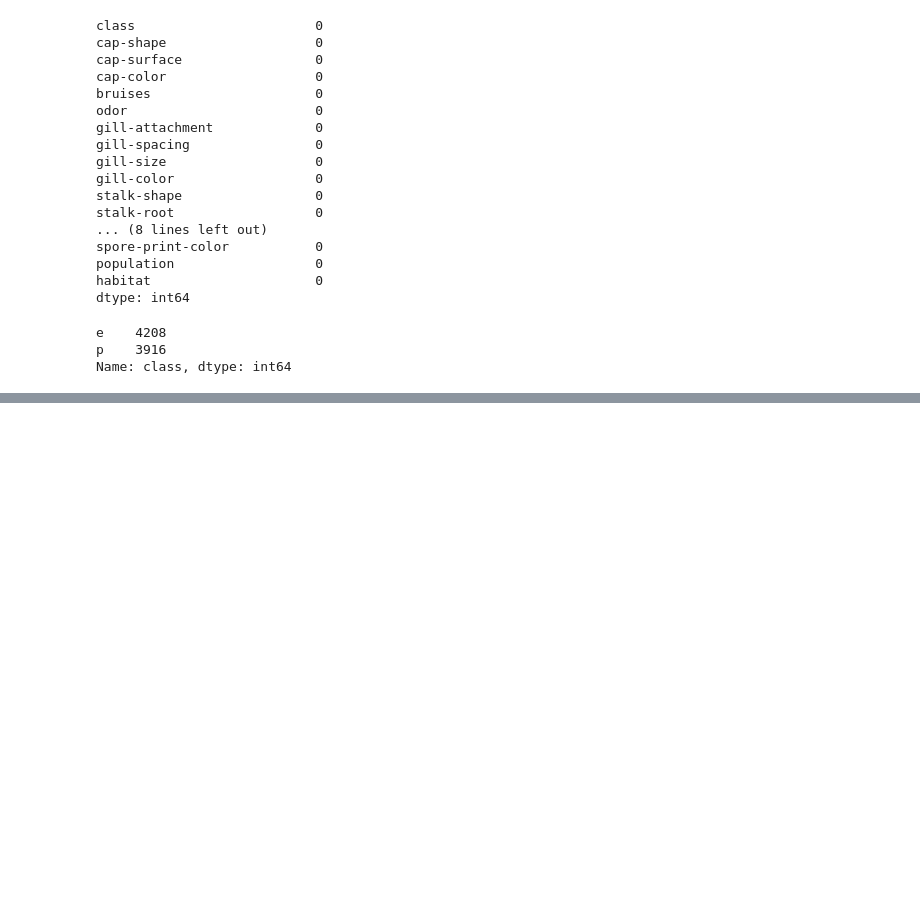
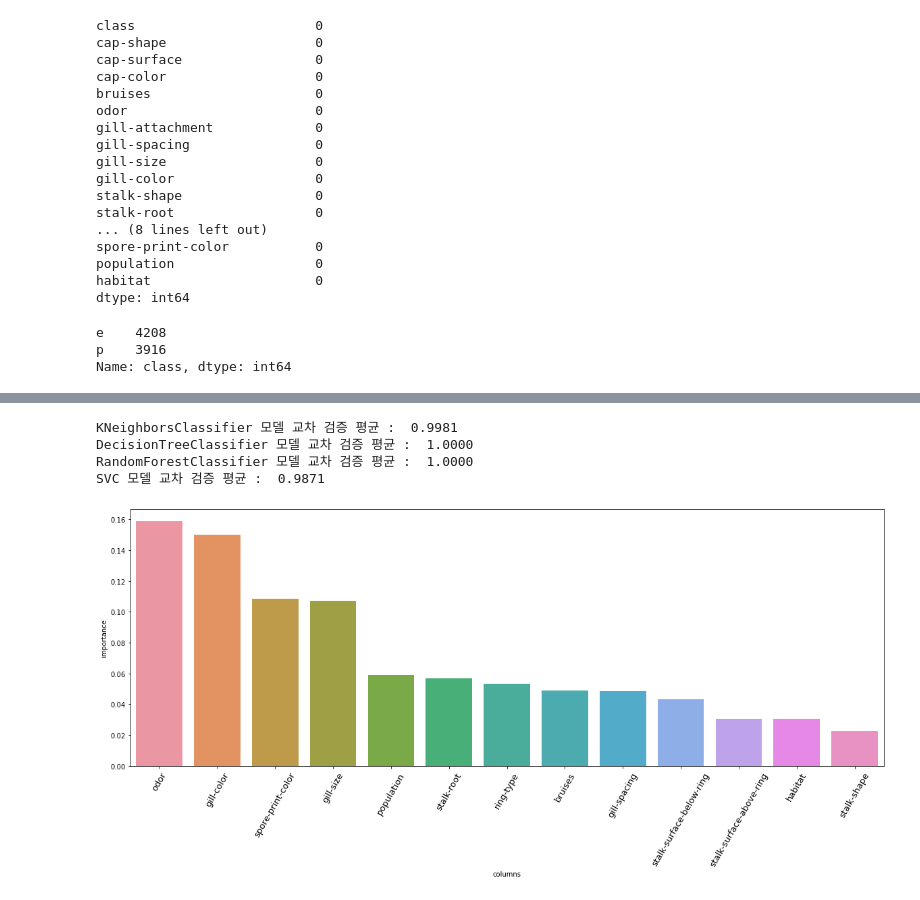
Before and after one commit to ksh960910/Data-analysis-machine-learning, a Jupyter notebook: 식용가능 버섯 분류.ipynb, the cells around one changed output, grey strips where cells are left out. Drawn from its saved outputs; the diff is of its cells as text; code cells hidden in the pictures; blank space fills up the shorter version.

Commit message:
validate & visualize feature importance

```diff
--- a/식용가능 버섯 분류.ipynb
+++ b/식용가능 버섯 분류.ipynb
@@ -60,6 +60,12 @@ e    4208
 p    3916
 Name: class, dtype: int64
 # %%
-encode_df = pd.get_dummies(df)
-encode_df.shape
+X_data = df.iloc[:,1:]
+y_data = df.iloc[:,0]
+
+le = LabelEncoder()
+for column in X_data.columns:
+    X_data[column] = le.fit_transform(X_data[column])
+
+X_data.head()
 # %% [output]
@@ -72,7 +129,23 @@ encode_df.shape
 # %%
-X_data = encode_df.iloc[:, 2:]
-y_target = encode_df.iloc[:, :2]
-
-X_train, X_test, y_train, y_test = train_test_split(X_data, y_target,
-                                                   test_size=0.2,
-                                                   random_state=0)
+for model in models:
+    kfold = KFold(n_splits=5, shuffle=True, random_state=156)
+    score = cross_val_score(model, X_train, y_train, cv=kfold)
+    print(f'{str(model)[:-2]} 모델 교차 검증 평균 : {np.mean(score) : .4f} ')
+# %% [output]
+KNeighborsClassifier 모델 교차 검증 평균 :  0.9981
+DecisionTreeClassifier 모델 교차 검증 평균 :  1.0000
+RandomForestClassifier 모델 교차 검증 평균 :  1.0000
+SVC 모델 교차 검증 평균 :  0.9871
+# %%
+features_list = X_data.columns
+feature_importance = model_rf.feature_importances_
+df_fi = pd.DataFrame({'columns' : features_list, 'importance' : feature_importance})
+df_fi = df_fi[df_fi['importance']>0.02]
+df_fi = df_fi.sort_values(by=['importance'], ascending=False)
+
+fig=plt.figure(figsize=(20,7))
+ax = sns.barplot(df_fi['columns'], df_fi['importance'])
+ax.set_xticklabels(df_fi['columns'], rotation=60, fontsize=13)
+plt.show()
+# %% [output]
+[figure, added]
```
Also changed, not shown: parts of 4 cells of this notebook.
